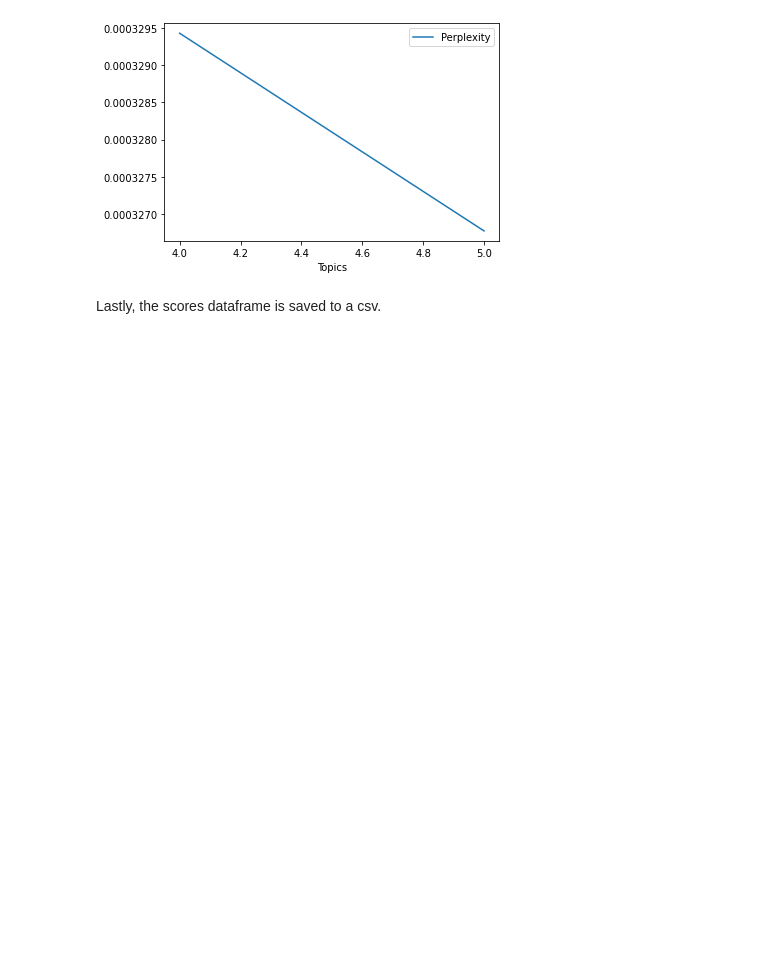
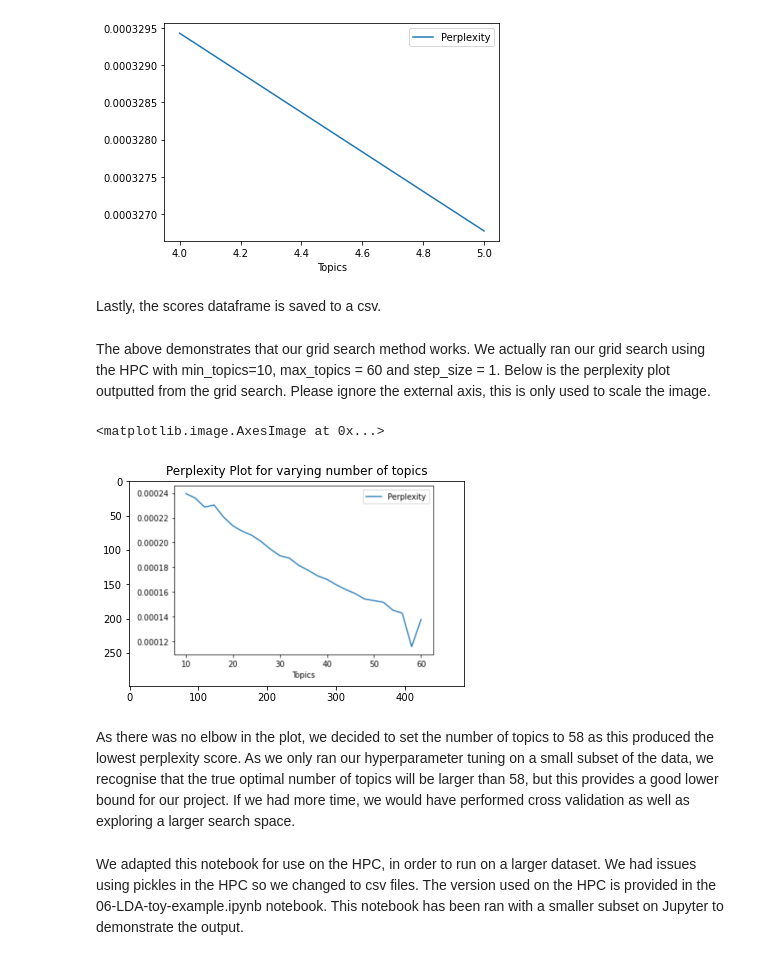
Before and after one commit to XinnGuan/DST_Assessment2, a Jupyter notebook: report/04-Intro-to-LDA.ipynb, the cells around one changed output. Saved outputs shown, nothing was run; the diff lists cells and outputs as text; code cells hidden in the pictures; blank space fills up the shorter version.

```diff
--- a/report/04-Intro-to-LDA.ipynb
+++ b/report/04-Intro-to-LDA.ipynb
@@ -183,3 +185,21 @@ fig.savefig('perplexity_plot.pdf')
 Lastly, the scores dataframe is saved to a csv.
 # %%
 dframe.to_csv('perplexity_scores.csv', index=False)
+# %% [markdown]
+The above demonstrates that our grid search method works. We actually ran our grid search using the HPC with min_topics=10, max_topics = 60 and step_size = 1. Below is the perplexity plot outputted from the grid search. Please ignore the external axis, this is only used to scale the image.
+# %%
+from matplotlib import pyplot as plt
+from matplotlib import image as mpimg
+
+plt.title("Perplexity Plot for varying number of topics")
+
+image = mpimg.imread("Perplexity-Plot-for-tuning.png")
+plt.imshow(image)
+#plt.show()
+# %% [output]
+<matplotlib.image.AxesImage at 0x...>
+[figure, added]
+# %% [markdown]
+As there was no elbow in the plot, we decided to set the number of topics to 58 as this produced the lowest perplexity score. As we only ran our hyperparameter tuning on a small subset of the data, we recognise that the true optimal number of topics will be larger than 58, but this provides a good lower bound for our project. If we had more time, we would have performed cross validation as well as exploring a larger search space.
+# %% [markdown]
+We adapted this notebook for use on the HPC, in order to run on a larger dataset. We had issues using pickles in the HPC so we changed to csv files. The version used on the HPC is provided in the 06-LDA-toy-example.ipynb notebook. This notebook has been ran with a smaller subset on Jupyter to demonstrate the output.
```
Also changed, not shown: parts of 2 cells of this notebook, 7 other files.
